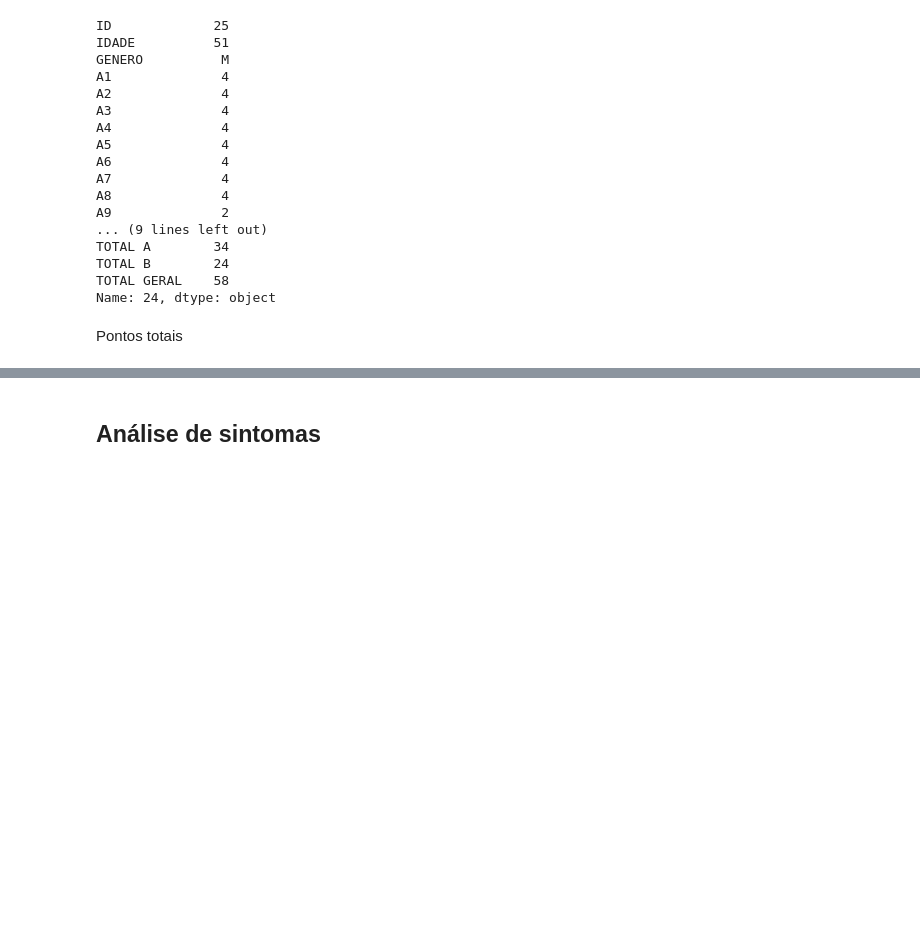
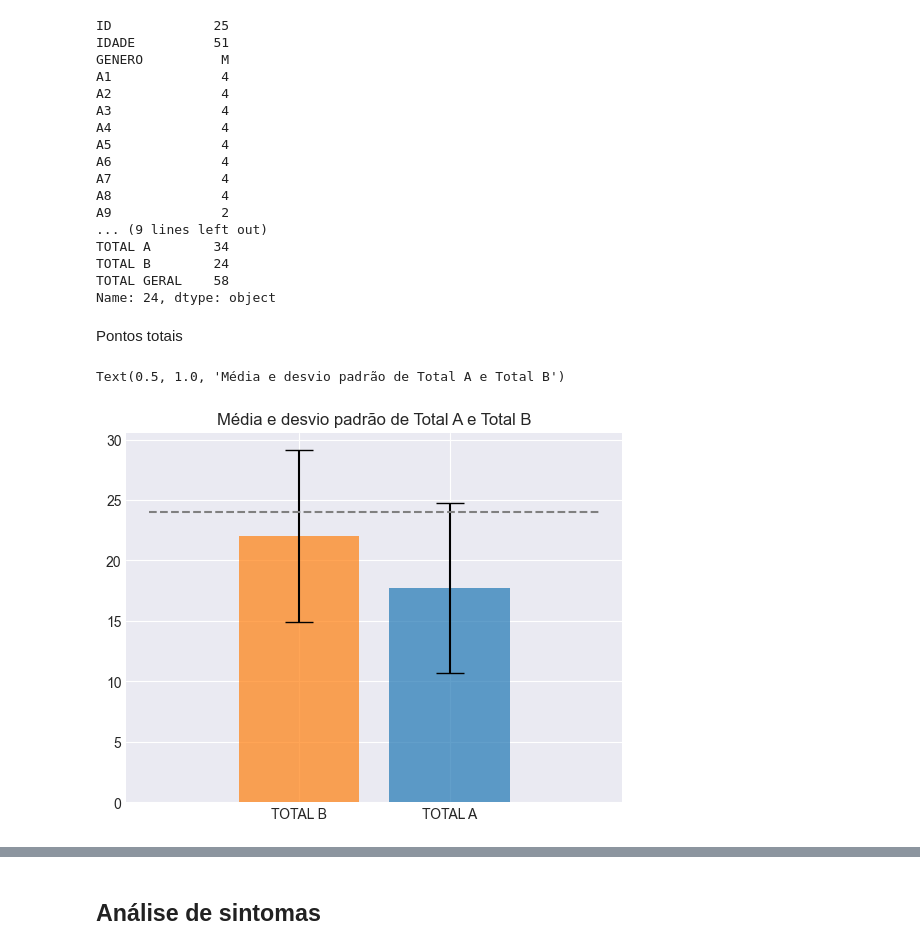
Before and after one commit to cabrau/tdah-drug-dependency, a Jupyter notebook: tdah.ipynb, the cells around one changed output, grey strips where cells are left out. Cells and saved outputs as stored; diff of their text form; code cells hidden in the pictures; blank space fills up the shorter version.

```diff
--- a/tdah.ipynb
+++ b/tdah.ipynb
@@ -215,6 +254,18 @@ TOTAL GERAL    58
 Name: 24, dtype: object
 # %% [markdown]
 Pontos totais
+# %%
+ab_mean = df[['TOTAL B','TOTAL A']].mean()
+ab_std = df[['TOTAL B','TOTAL A']].std()
+# %%
+fig, ax = plt.subplots()
+x_pos = ab_mean.index
+ax.bar(x_pos, ab_mean.values, yerr=ab_std.values, align='center', alpha=0.7, color = ['C1','C0'], ecolor='black', capsize=10)
+ax.hlines(y=24, xmin=-1, xmax=2, colors='grey', linestyles='--')
+ax.set_title('Média e desvio padrão de Total A e Total B')
+# %% [output]
+Text(0.5, 1.0, 'Média e desvio padrão de Total A e Total B')
+[figure, added]
 # %%
 total_ab_points = df[['TOTAL A', 'TOTAL B']].sum().sort_values(ascending=False)
 diff_ab = total_ab_points['TOTAL B'] - total_ab_points['TOTAL A']
```
Also changed, not shown: parts of 17 cells of this notebook.
